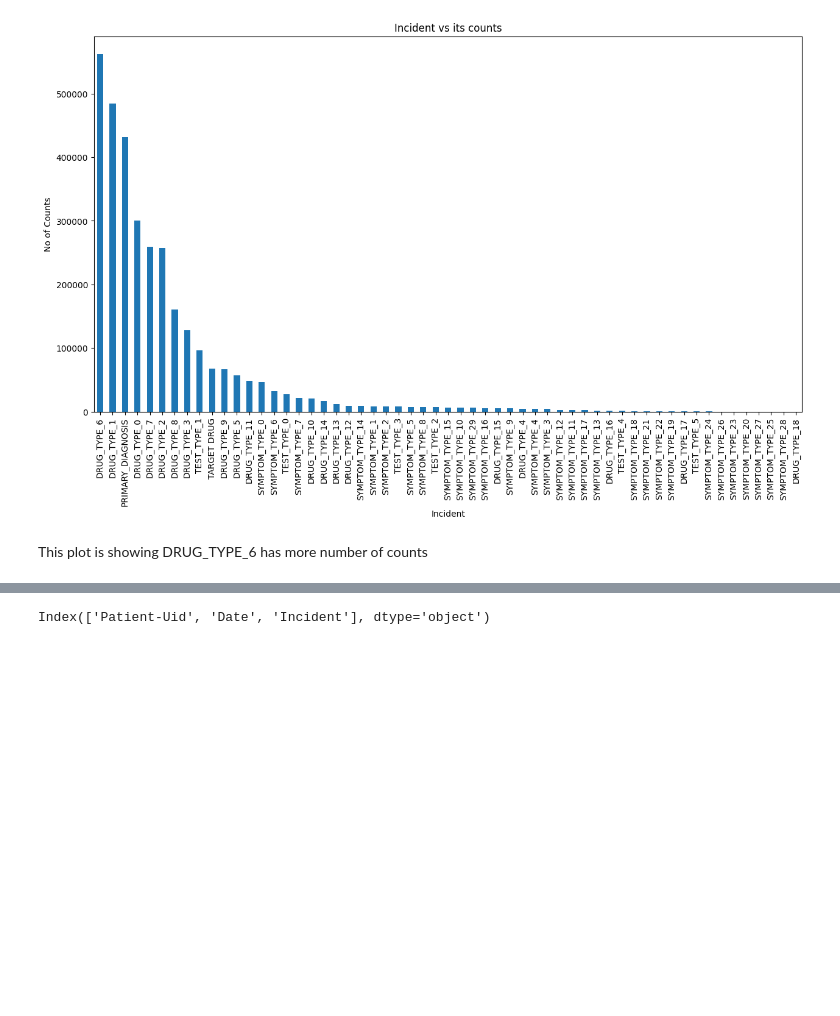
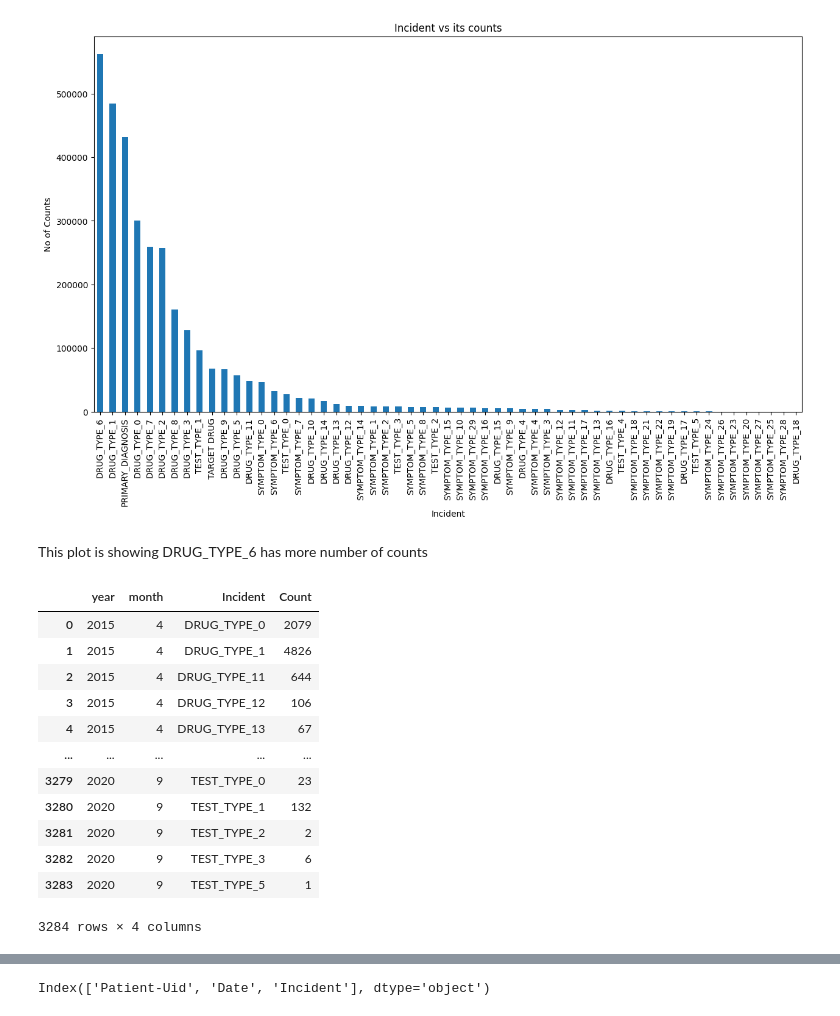
Before and after one commit to venkatesh-r96/Structured-Data-Assignment, a Jupyter notebook: 001.ipynb, the cells around one changed output, grey strips where cells are left out. Saved outputs shown, nothing was run; the diff lists cells and outputs as text; code cells hidden in the pictures; blank space fills up the shorter version.

```diff
--- a/001.ipynb
+++ b/001.ipynb
@@ -231,0 +239,16 @@ This plot is showing DRUG_TYPE_6 has more number of counts
+# %%
+Incident_month_year
+# %% [output]
+|  | year | month | Incident | Count |
+| 0 | 2015 | 4 | DRUG_TYPE_0 | 2079 |
+| 1 | 2015 | 4 | DRUG_TYPE_1 | 4826 |
+| 2 | 2015 | 4 | DRUG_TYPE_11 | 644 |
+| 3 | 2015 | 4 | DRUG_TYPE_12 | 106 |
+| 4 | 2015 | 4 | DRUG_TYPE_13 | 67 |
+| ... | ... | ... | ... | ... |
+| 3279 | 2020 | 9 | TEST_TYPE_0 | 23 |
+| 3280 | 2020 | 9 | TEST_TYPE_1 | 132 |
+| 3281 | 2020 | 9 | TEST_TYPE_2 | 2 |
+| 3282 | 2020 | 9 | TEST_TYPE_3 | 6 |
+| 3283 | 2020 | 9 | TEST_TYPE_5 | 1 |
+3284 rows × 4 columns
```
Also changed, not shown: parts of 27 cells of this notebook.
